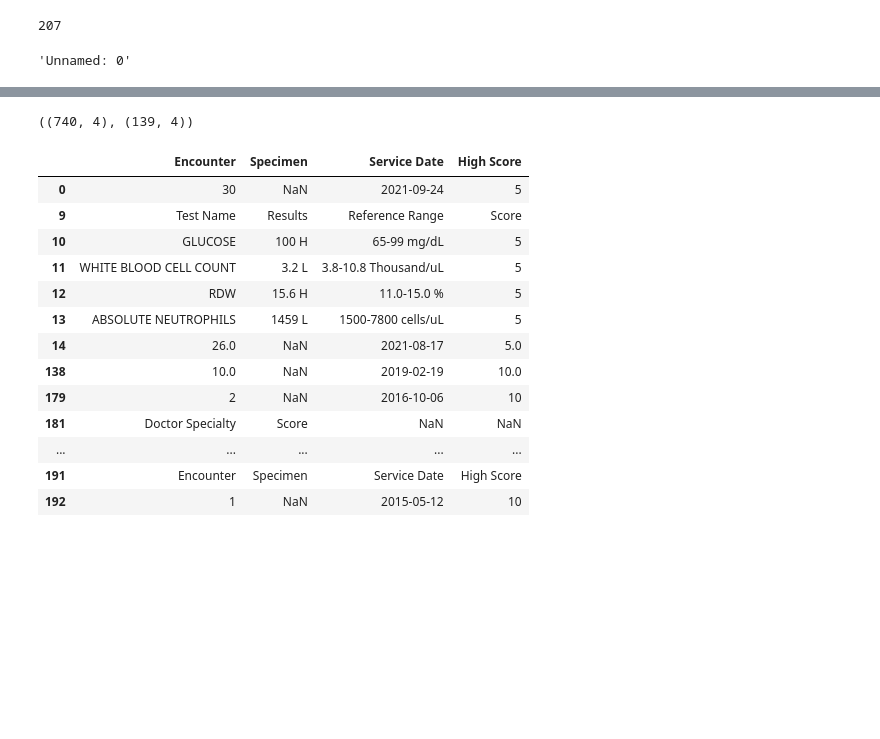
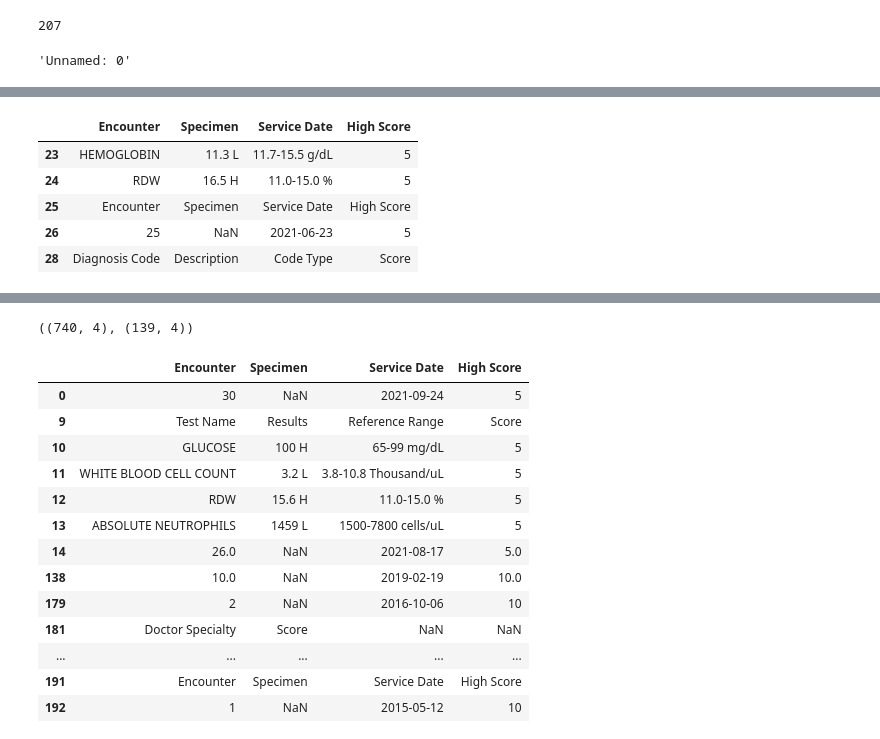
Before and after one commit to rahiakela/data-science-research-and-practice, a Jupyter notebook: data-extraction-works/01-tabulapy.ipynb, the cells around one changed output, grey strips where cells are left out. Cells and saved outputs as stored; diff of their text form; code cells hidden in the pictures; blank space fills up the shorter version.

```diff
--- a/data-extraction-works/01-tabulapy.ipynb
+++ b/data-extraction-works/01-tabulapy.ipynb
@@ -121,0 +175,16 @@ encounter_data_df['High Score'][]
+# %%
+# renaming the columns
+test_data_df.rename(columns={
+  "Test Name": "Encounter",
+  "Results": "Specimen",
+  "Reference Range": "Service Date",
+  "Score": "High Score"
+}, inplace = True)
+test_data_df.head()
+# %% [output]
+|  | Encounter | Specimen | Service Date | High Score |
+| 23 | HEMOGLOBIN | 11.3 L | 11.7-15.5 g/dL | 5 |
+| 24 | RDW | 16.5 H | 11.0-15.0 % | 5 |
+| 25 | Encounter | Specimen | Service Date | High Score |
+| 26 | 25 | NaN | 2021-06-23 | 5 |
+| 28 | Diagnosis Code | Description | Code Type | Score |
```
Also changed, not shown: parts of 27 cells of this notebook.
